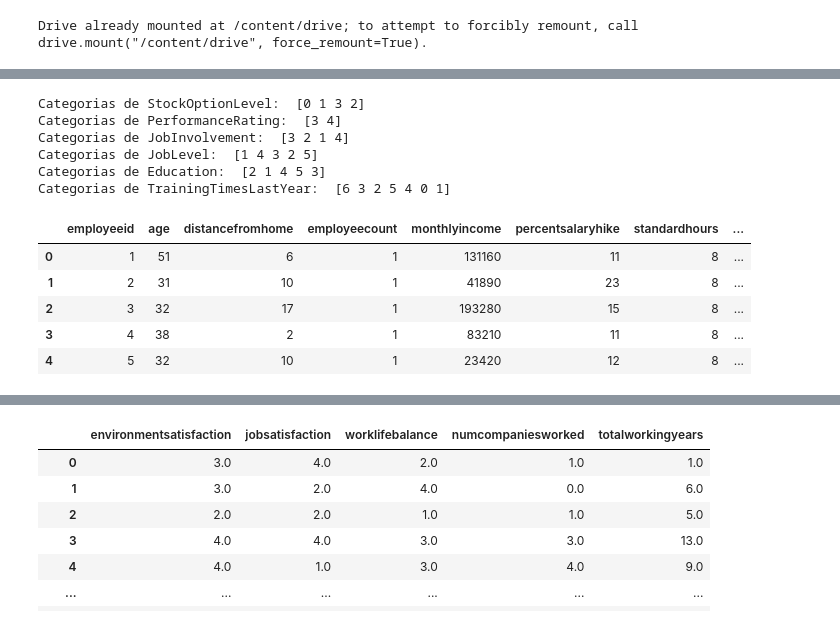
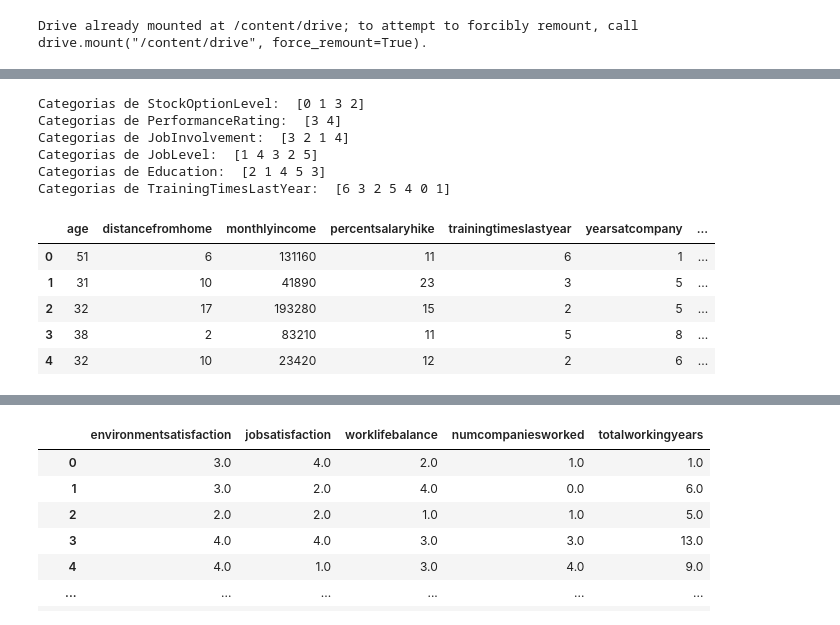
Before and after one commit to Astridgiraldo/RH, a Jupyter notebook: SEL_VAR.ipynb, the cells around one changed output, grey strips where cells are left out. Saved outputs shown, nothing was run; the diff lists cells and outputs as text; code cells hidden in the pictures.

```diff
--- a/SEL_VAR.ipynb
+++ b/SEL_VAR.ipynb
@@ -30,8 +30,8 @@ Drive already mounted at /content/drive; to attempt to forcibly remount, call dr
 # %%
 #Carga de BD desde drive
 
-r_2015 ='/content/drive/MyDrive/analitica3/base_datos/r_2015_p.csv'
-r_2016 ='/content/drive/MyDrive/analitica3/base_datos/r_2016_p.csv'
+r_2015 ='/content/drive/MyDrive/analitica3/base_datos/r_2015_e.csv'
+r_2016 ='/content/drive/MyDrive/analitica3/base_datos/r_2016_e.csv'
 
 r_2015 = pd.read_csv(r_2015)
 r_2016 = pd.read_csv(r_2016)
@@ -128,33 +128,33 @@ for variable in X_int2016:
 # %%
 ##De los histogramas se observa que las siguientes variables se comportan como variables categoricas, por tanto se deben codificar y posteriormente agregar a la base de categoricas.
-t=pd.concat([X_int2015["stockoptionlevel"],X_int2015["performancerating"],X_int2015["jobinvolvement"],X_int2015["joblevel"],X_int2015["education"]],axis=1)
-t=t.astype(str)
-t=pd.get_dummies(t)
-X_object_t=pd.concat([X_int2015, t], axis=1)
+t2015=pd.concat([X_int2015["stockoptionlevel"],X_int2015["performancerating"],X_int2015["jobinvolvement"],X_int2015["joblevel"],X_int2015["education"]],axis=1)
+t2015=t2015.astype(str)
+t2015=pd.get_dummies(t2015)
+X_object_t2015=pd.concat([X_int2015, t2015], axis=1)
 #veamos las categorias de estas variables
 print("Categorias de StockOptionLevel: ", X_int2015["stockoptionlevel"].unique())
 print("Categorias de PerformanceRating: ", X_int2015["performancerating"].unique())
 print("Categorias de JobInvolvement: ", X_int2015["jobinvolvement"].unique())
 print("Categorias de JobLevel: ", X_int2015["joblevel"].unique())
 print("Categorias de Education: ", X_int2015["education"].unique())
 print("Categorias de TrainingTimesLastYear: ", X_int2015["trainingtimeslastyear"].unique())
 
 
 #Se eliminan las variables que se pasaron a categoricas
 X_int2015.drop(["stockoptionlevel","performancerating","jobinvolvement","joblevel","education"], axis = 1, inplace = True)
 ##las demas variables se llevan a tipo float para asegurar la escala de los datos
 X_int2015=X_int2015.astype(int)
 X_int2015.head()
 # %% [output]
 Categorias de StockOptionLevel:  [0 1 3 2]
 Categorias de PerformanceRating:  [3 4]
 Categorias de JobInvolvement:  [3 2 1 4]
 Categorias de JobLevel:  [1 4 3 2 5]
 Categorias de Education:  [2 1 4 5 3]
 Categorias de TrainingTimesLastYear:  [6 3 2 5 4 0 1]
-|  | employeeid | age | distancefromhome | employeecount | monthlyincome | percentsalaryhike | standardhours | ... |
-| 0 | 1 | 51 | 6 | 1 | 131160 | 11 | 8 | ... |
-| 1 | 2 | 31 | 10 | 1 | 41890 | 23 | 8 | ... |
-| 2 | 3 | 32 | 17 | 1 | 193280 | 15 | 8 | ... |
-| 3 | 4 | 38 | 2 | 1 | 83210 | 11 | 8 | ... |
-| 4 | 5 | 32 | 10 | 1 | 23420 | 12 | 8 | ... |
+|  | age | distancefromhome | monthlyincome | percentsalaryhike | trainingtimeslastyear | yearsatcompany | ... |
+| 0 | 51 | 6 | 131160 | 11 | 6 | 1 | ... |
+| 1 | 31 | 10 | 41890 | 23 | 3 | 5 | ... |
+| 2 | 32 | 17 | 193280 | 15 | 2 | 5 | ... |
+| 3 | 38 | 2 | 83210 | 11 | 5 | 8 | ... |
+| 4 | 32 | 10 | 23420 | 12 | 2 | 6 | ... |
```
Also changed, not shown: parts of 15 cells of this notebook.
